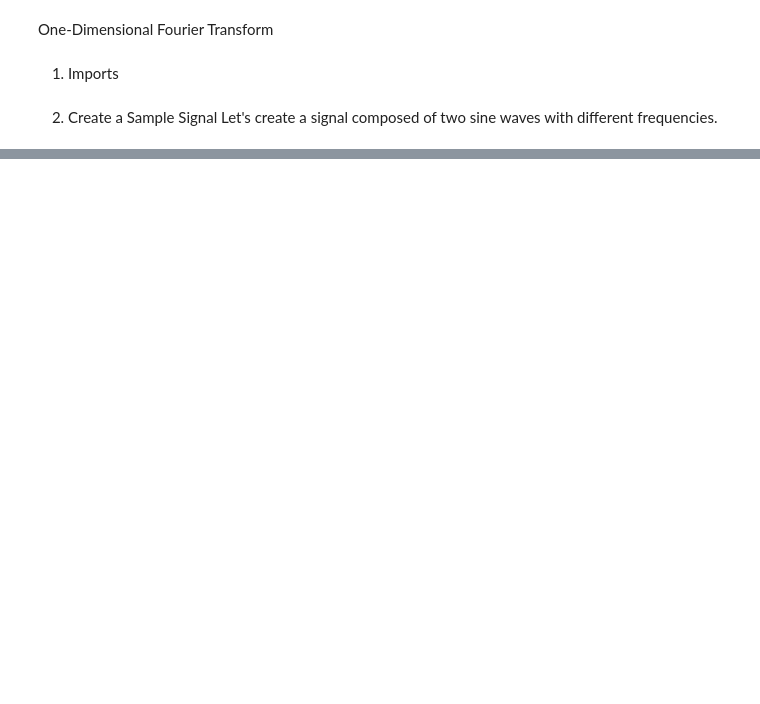
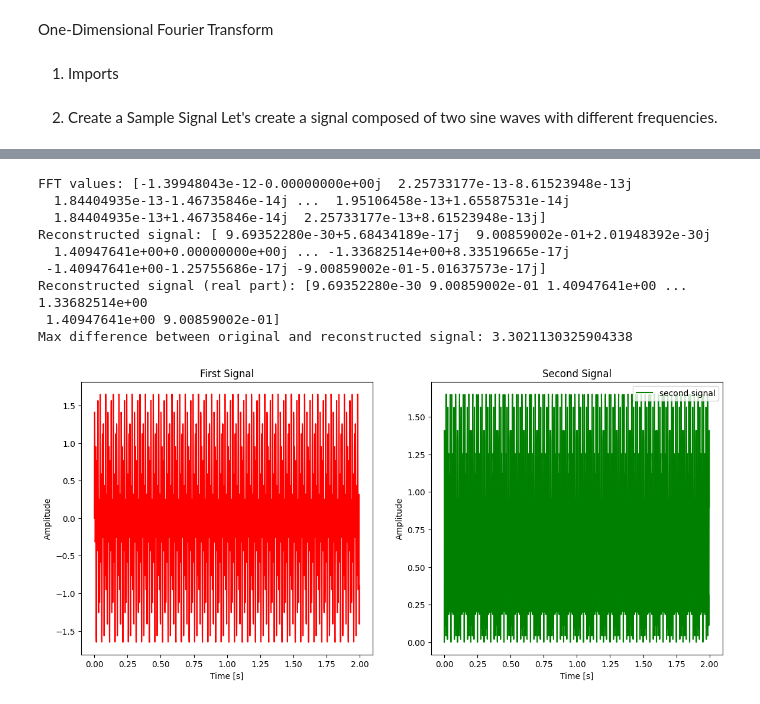
Before and after one commit to bangbv/AlgorithmInPython, a Jupyter notebook: representations/fourier_transforms.ipynb, the cells around one changed output, grey strips where cells are left out. Cells and saved outputs as stored; diff of their text form; code cells hidden in the pictures; blank space fills up the shorter version.

```diff
--- a/representations/fourier_transforms.ipynb
+++ b/representations/fourier_transforms.ipynb
@@ -58,0 +108,4 @@ plt.show()
+# %%
+freqs, fft_values = fourier_transform(signal, N, T)
+freqs, magnitude = process_output(freqs, fft_values, N)
+plot_fourier_transform(signal, np.linspace(0, N * T, N, endpoint=False), freqs, magnitude)
@@ -58,0 +114,29 @@ plt.show()
+# %%
+def inverse_fourier_transform(fft_values):
+    print(f'FFT values: {fft_values}')
+    # Compute the inverse FFT
+    reconstructed_signal = np.fft.ifft(fft_values)
+    print(f'Reconstructed signal: {reconstructed_signal}')
+
+    # Since the inverse FFT may introduce small imaginary parts due to numerical errors, take the real part
+    reconstructed_signal = np.abs(reconstructed_signal.real)
+    print(f'Reconstructed signal (real part): {reconstructed_signal}')
+
+    # Verify that the reconstructed signal matches the original signal
+    difference = np.max(np.abs(signal - reconstructed_signal))
+    print(f'Max difference between original and reconstructed signal: {difference}')
+    return reconstructed_signal, difference
+# %%
+reconstructed_signal, difference = inverse_fourier_transform(fft_values)
+plot_signal(t, signal, "Orignal signal", reconstructed_signal, "Reconstructed signal")
+# %% [output]
+FFT values: [-1.39948043e-12-0.00000000e+00j  2.25733177e-13-8.61523948e-13j
+  1.84404935e-13-1.46735846e-14j ...  1.95106458e-13+1.65587531e-14j
+  1.84404935e-13+1.46735846e-14j  2.25733177e-13+8.61523948e-13j]
+Reconstructed signal: [ 9.69352280e-30+5.68434189e-17j  9.00859002e-01+2.01948392e-30j
+  1.40947641e+00+0.00000000e+00j ... -1.33682514e+00+8.33519665e-17j
+ -1.40947641e+00-1.25755686e-17j -9.00859002e-01-5.01637573e-17j]
+Reconstructed signal (real part): [9.69352280e-30 9.00859002e-01 1.40947641e+00 ... 1.33682514e+00
+ 1.40947641e+00 9.00859002e-01]
+Max difference between original and reconstructed signal: 3.3021130325904338
+[figure, added]
```
Also changed, not shown: parts of 11 cells of this notebook, 4 other files.
